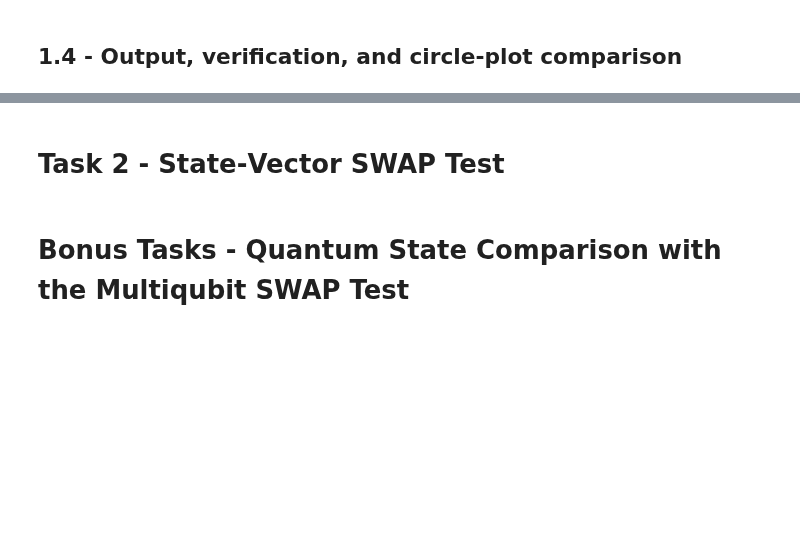
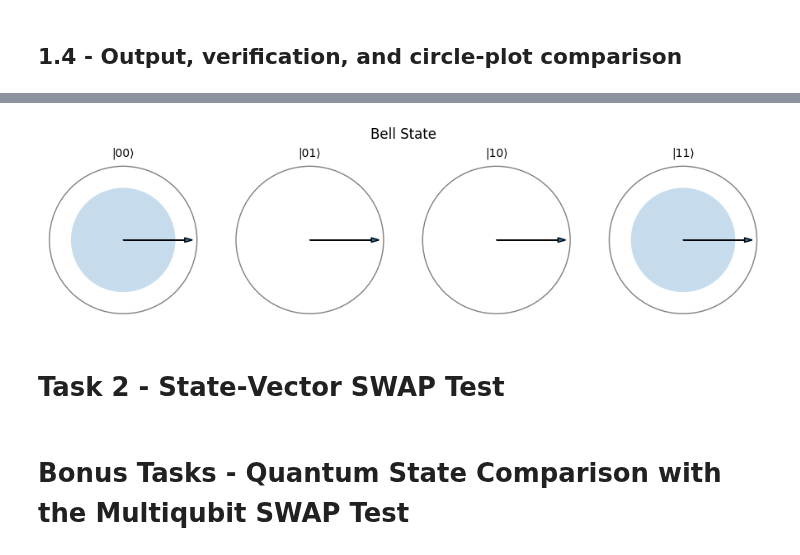
Before and after one commit to ScottMcHaffie/DD2367_Projects, a Jupyter notebook: DD2367_Assignment2.ipynb, the cells around one changed output, grey strips where cells are left out. Saved outputs shown, nothing was run; the diff lists cells and outputs as text; code cells hidden in the pictures; blank space fills up the shorter version.

```diff
--- a/DD2367_Assignment2.ipynb
+++ b/DD2367_Assignment2.ipynb
@@ -6,3 +6,24 @@ Authors: Scott McHaffie, Jai Iyer, Venkatesh Elayaraja
 # Task 1 - State‑Vector Quantum Computer Simulator  #
 # %% [markdown]
 ## 1.1 - State‑vector representation ##
+# %%
+import numpy as np
+
+DTYPE = np.complex128
+
+def ket00():
+    """Return |00> as a length‑4 complex column vector."""
+    v = np.zeros(4, dtype=DTYPE)
+    v[0] = 1.0
+    return v
+
+def normalize(v: np.ndarray) -> np.ndarray:
+    n = np.linalg.norm(v)
+    if n == 0:
+        raise ValueError("Zero vector cannot be normalized.")
+    return v / n
+
+# Example
+psi = ket00()
+print (psi)
+assert np.isclose(np.linalg.norm(psi), 1.0), "State is not normalized!"
@@ -15,3 +109,9 @@ Authors: Scott McHaffie, Jai Iyer, Venkatesh Elayaraja
+# %%
+from circleNotationClass import QubitSystem
+
+QubitSystem(psi_bell, label="Bell State").viz_circle()
+# %% [output]
+[figure, added]
 # %% [markdown]
 # Task 2 - State‑Vector SWAP Test  #
 # %% [markdown]
```
Also changed, not shown: parts of 4 cells of this notebook, 1 other file.
